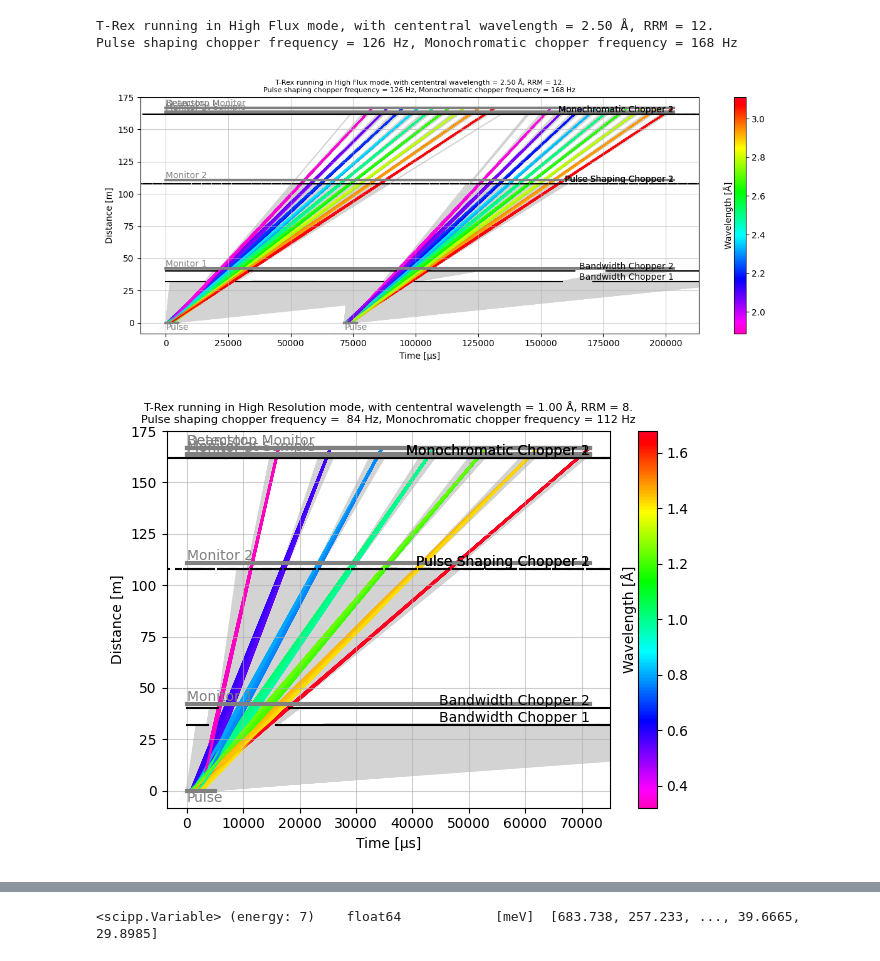
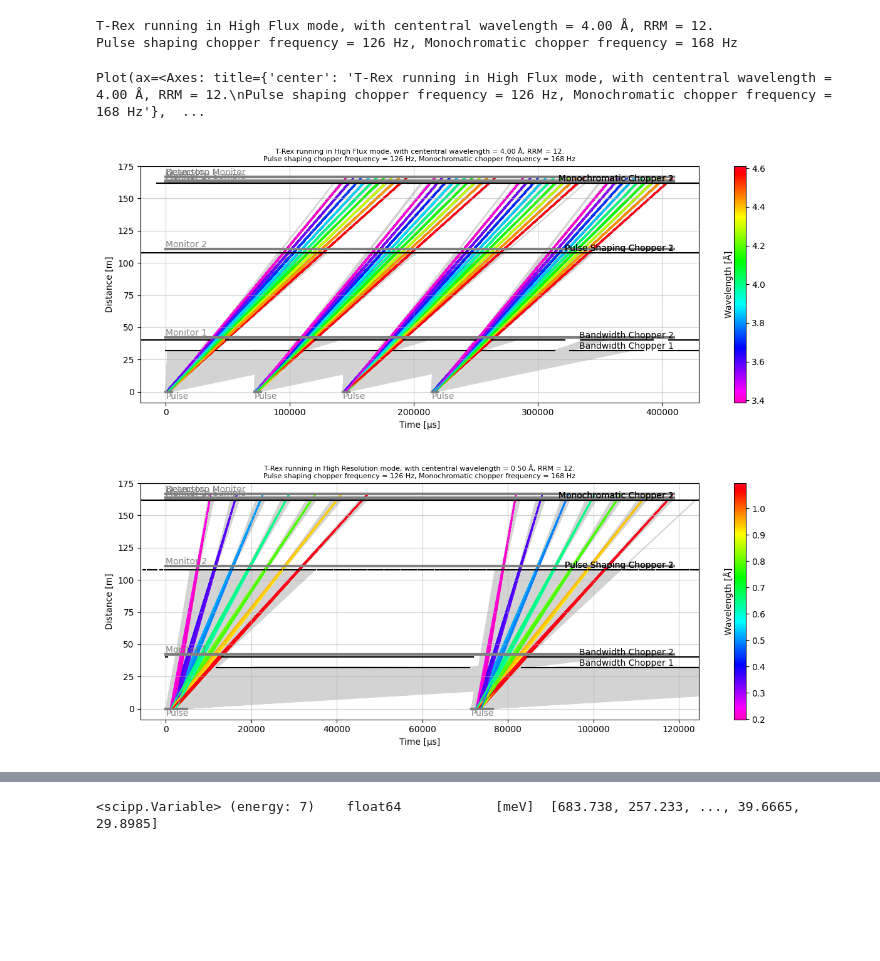
Before and after one commit to YooSunYoung/trex, a Jupyter notebook: jupyter/2_time_distance_diagram.ipynb, the cells around one changed output, grey strips where cells are left out. Drawn from its saved outputs; the diff is of its cells as text; code cells hidden in the pictures; blank space fills up the shorter version.

```diff
--- a/jupyter/2_time_distance_diagram.ipynb
+++ b/jupyter/2_time_distance_diagram.ipynb
@@ -1,18 +1,18 @@
 # %%
 %matplotlib widget
-import tof
 import scipp as sc
 from trex.instrument import Instrument
+from trex.source import Source
 import matplotlib.pyplot as plt
 
 T_OFFSET = sc.scalar(1.7, unit="ms")
-central_wavelength = sc.scalar(2.5, unit="Å")
+central_wavelength = sc.scalar(4, unit="Å")
 rrm: int = 12  # repetition rate multiplication factor
 mode = "High Flux"  # Chopper mode
 
 
 trex = Instrument(wavelength=central_wavelength, rrm=rrm, mode=mode, t_offset=T_OFFSET)
-trex.source = tof.Source(facility="ess", neutrons=5_000_000, pulses=2)  # type: ignore
+trex.source = Source(facility="ess", neutrons=5_000_000, pulses=4)  # type: ignore
 print(trex)
 res = trex.model.run()
 p = res.plot(visible_rays=1_000_000, blocked_rays=50_000)
@@ -20,30 +20,34 @@ p = res.plot(visible_rays=1_000_000, blocked_rays=50_000)
 p.ax.set_title(trex, fontsize=8)
 p.ax.grid(alpha=0.6)
 p.fig.tight_layout()
+p
 # %% [output]
-T-Rex running in High Flux mode, with cententral wavelength = 2.50 Å, RRM = 12.
+T-Rex running in High Flux mode, with cententral wavelength = 4.00 Å, RRM = 12.
 Pulse shaping chopper frequency = 126 Hz, Monochromatic chopper frequency = 168 Hz
+Plot(ax=<Axes: title={'center': 'T-Rex running in High Flux mode, with cententral wavelength = 4.00 Å, RRM = 12.\nPulse shaping chopper frequency = 126 Hz, Monochromatic chopper frequency = 168 Hz'},  ...
-[figure, old version]
+[figure, new version]
 # %%
 %matplotlib widget
 import scipp as sc
 from trex.instrument import Instrument
+from trex.source import Source
 
 T_OFFSET = sc.scalar(1.7, unit="ms")
-central_wavelength = sc.scalar(1, unit="Å")
-rrm: int = 8  # repetition rate multiplication factor
+central_wavelength = sc.scalar(0.5, unit="Å")
+rrm: int = 12  # repetition rate multiplication factor
 mode = "High Resolution"  # Chopper mode
 
 
 trex = Instrument(wavelength=central_wavelength, rrm=rrm, mode=mode, t_offset=T_OFFSET)
+trex.source = Source(facility="ess", neutrons=500_000, pulses=2)
 res = trex.model.run()
 p = res.plot(visible_rays=500_000, blocked_rays=50_000)
 
 p.ax.set_title(trex, fontsize=8)
 p.ax.grid(alpha=0.6)
 p.fig.tight_layout()
 # %% [output]
-[figure, old version]
+[figure, new version]
 # %%
 T_OFFSET = sc.scalar(1.7, unit="ms")
 central_wavelength = sc.scalar(1, unit="Å")
```
Also changed, not shown: parts of 1 cell of this notebook, 20 other files.
